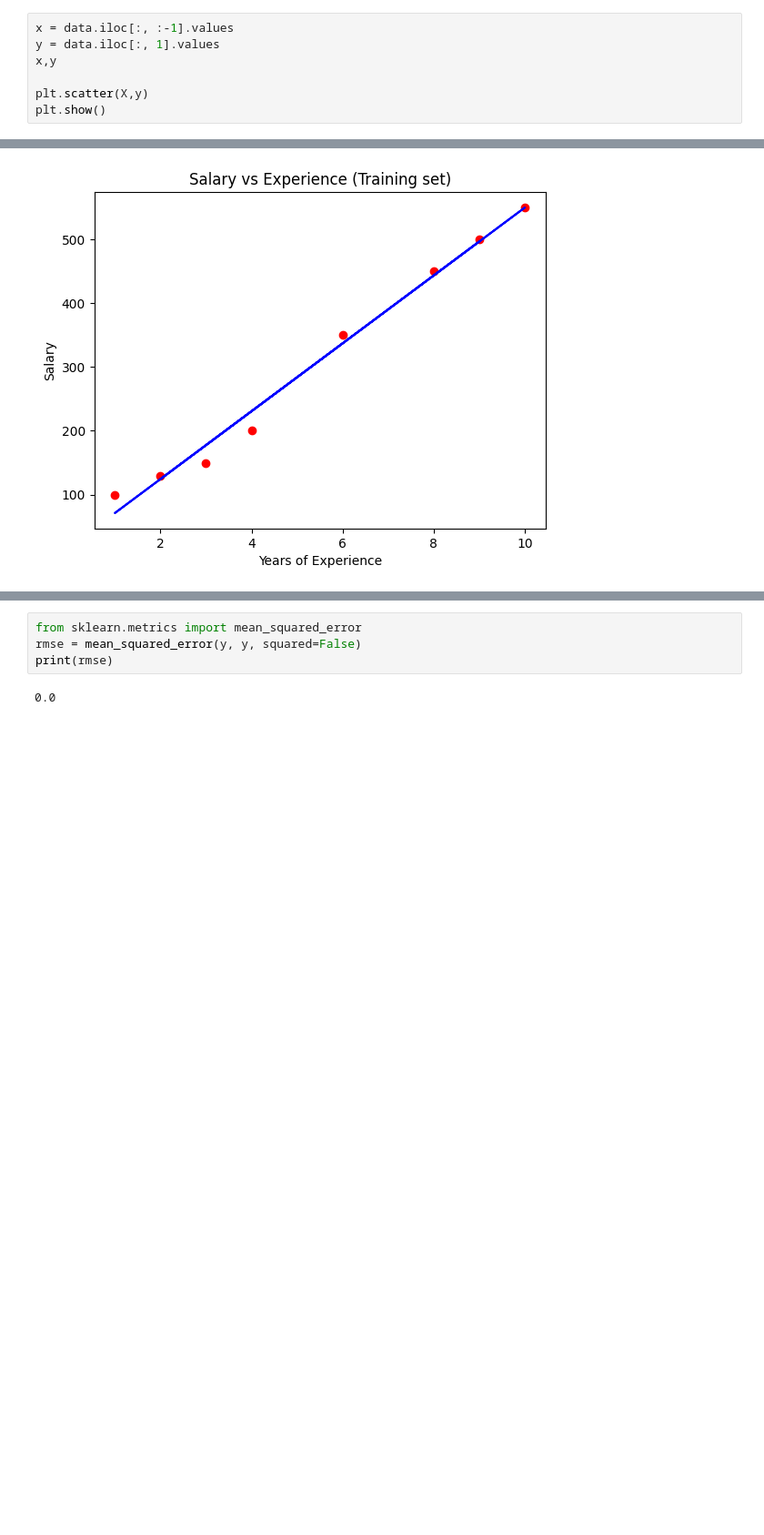
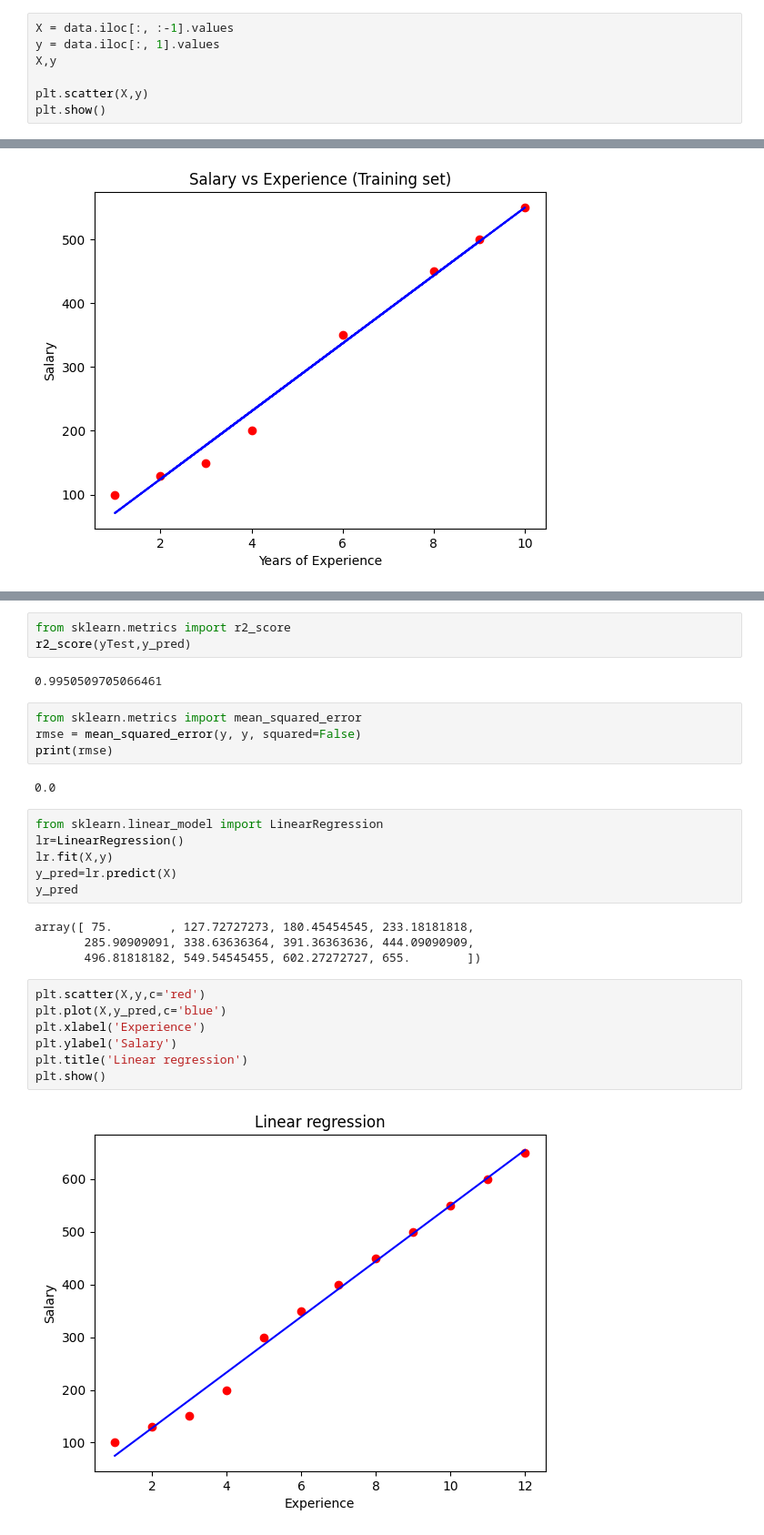
Before and after one commit to kartheekgbl/AI-ML, a Jupyter notebook: Superised learning/Regression/Linear/Slr with Sklearn.ipynb, the cells around one changed output, grey strips where cells are left out. Shown at 91% size. Saved outputs shown, nothing was run; the diff lists cells and outputs as text; blank space fills up the shorter version.

```diff
--- a/Superised learning/Regression/Linear/Slr with Sklearn.ipynb
+++ b/Superised learning/Regression/Linear/Slr with Sklearn.ipynb
@@ -23,9 +23,9 @@ data
 | 10 | 11 | 600 |
 | 11 | 12 | 650 |
 # %%
-x = data.iloc[:, :-1].values
+X = data.iloc[:, :-1].values
 y = data.iloc[:, 1].values
-x,y
+X,y
 
 plt.scatter(X,y)
 plt.show()
@@ -65,6 +64,30 @@ Error:
+# %%
+from sklearn.metrics import r2_score
+r2_score(yTest,y_pred)
+# %% [output]
+0.9950509705066461
 # %%
 from sklearn.metrics import mean_squared_error
 rmse = mean_squared_error(y, y, squared=False)
 print(rmse)
 # %% [output]
 0.0
+# %%
+from sklearn.linear_model import LinearRegression
+lr=LinearRegression()
+lr.fit(X,y)
+y_pred=lr.predict(X)
+y_pred
+# %% [output]
+array([ 75.        , 127.72727273, 180.45454545, 233.18181818,
+       285.90909091, 338.63636364, 391.36363636, 444.09090909,
+       496.81818182, 549.54545455, 602.27272727, 655.        ])
+# %%
+plt.scatter(X,y,c='red')
+plt.plot(X,y_pred,c='blue')
+plt.xlabel('Experience')
+plt.ylabel('Salary')
+plt.title('Linear regression')
+plt.show()
+# %% [output]
+[figure, added]
```
Also changed, not shown: parts of 6 cells of this notebook, 18 other files.
